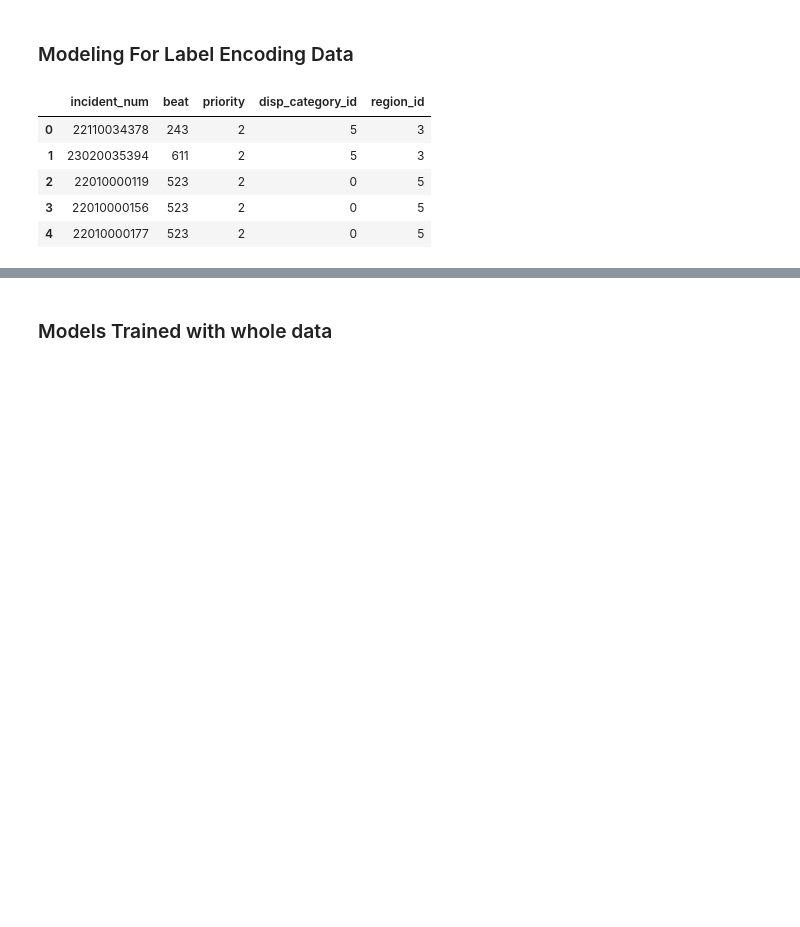
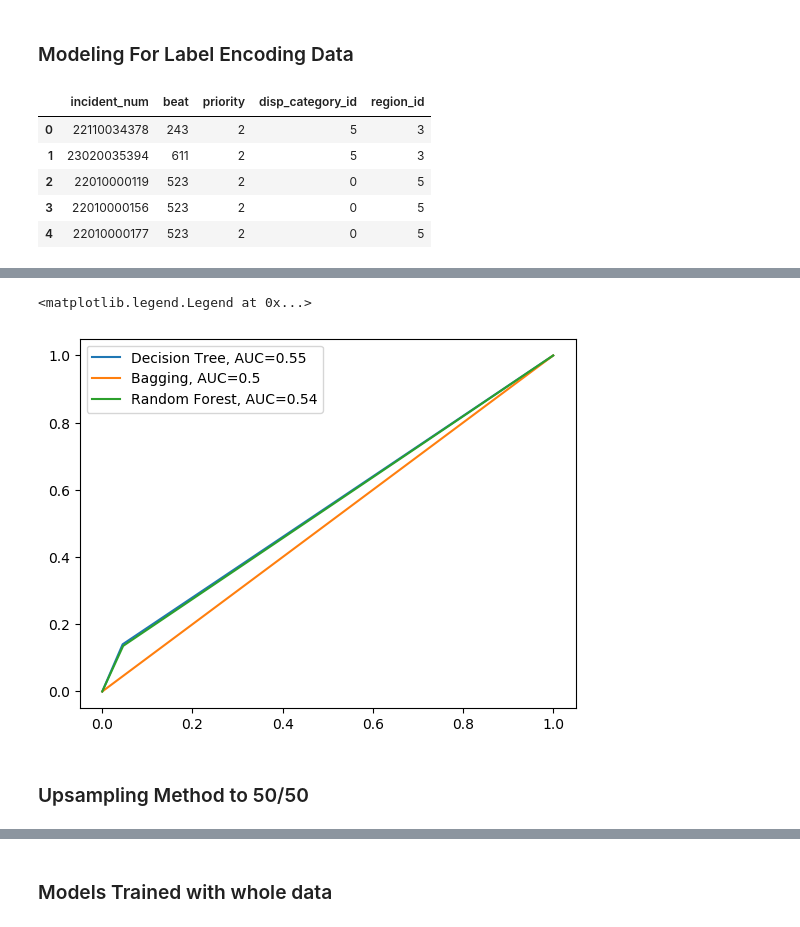
Before and after one commit to katie-hu/Crisis_Response, a Jupyter notebook: crisis_response.ipynb, the cells around one changed output, grey strips where cells are left out. Drawn from its saved outputs; the diff is of its cells as text; code cells hidden in the pictures; blank space fills up the shorter version.

```diff
--- a/crisis_response.ipynb
+++ b/crisis_response.ipynb
@@ -885,0 +1101,27 @@ bagging_df.head()
+# %%
+rebal_dtree_model, dtree_Y_pred, rebalanced_dtree_df = modeling_bal(train_XR,
+                    train_yR,
+                    val_XR,
+                    val_yR,
+                    test_XR,
+                    test_yR,
+                    model=DecisionTreeClassifier(criterion = 'gini', min_samples_leaf = 1, max_features = None, random_state = 42),
+                    model_name = "DecisionTree")
+
+rebal_bagging_model, bagging_Y_pred, rebalanced_bagging_df = modeling_bal(train_XR,
+                    train_yR,
+                    val_XR,
+                    val_yR,
+                    test_XR,
+                    test_yR,
+                    model=BaggingClassifier(max_samples = 0.5, max_features = 0.5),
+                    model_name = "Bagging")
+
+rebal_rf_model, rf_Y_pred, rebalanced_rf_df = modeling_bal(train_XR,
+                    train_yR,
+                    val_XR,
+                    val_yR,
+                    test_XR,
+                    test_yR,
+                    model=RandomForestClassifier(n_estimators = 100, random_state = 1),
+                    model_name = "RandomForest")
@@ -885,0 +1138,17 @@ bagging_df.head()
+# %%
+fpr, tpr, _ = metrics.roc_curve(test_yR, dtree_Y_pred)
+auc = round(metrics.roc_auc_score(test_yR, dtree_Y_pred), 2)
+plt.plot(fpr,tpr,label="Decision Tree, AUC="+str(auc))
+
+fpr, tpr, _ = metrics.roc_curve(test_yR, bagging_Y_pred)
+auc = round(metrics.roc_auc_score(test_yR, bagging_Y_pred), 2)
+plt.plot(fpr,tpr,label="Bagging, AUC="+str(auc))
+
+fpr, tpr, _ = metrics.roc_curve(test_yR, rf_Y_pred)
+auc = round(metrics.roc_auc_score(test_yR, rf_Y_pred), 2)
+plt.plot(fpr,tpr,label="Random Forest, AUC="+str(auc))
+
+plt.legend()
+# %% [output]
+<matplotlib.legend.Legend at 0x...>
+[figure, added]
@@ -885,0 +1180,2 @@ bagging_df.head()
+# %% [markdown]
+### Upsampling Method to 50/50
```
Also changed, not shown: parts of 43 cells of this notebook, 3 other files.
